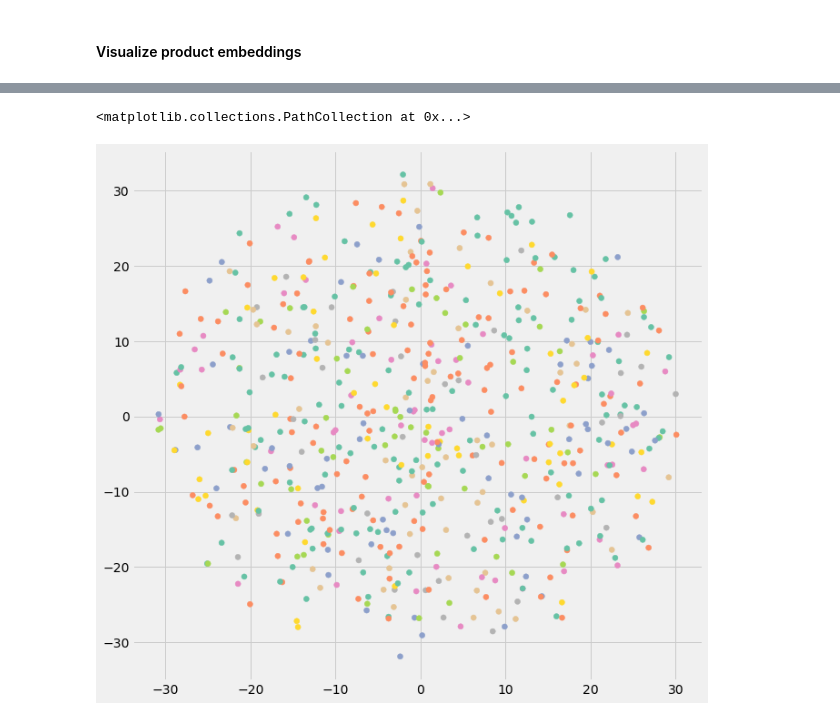
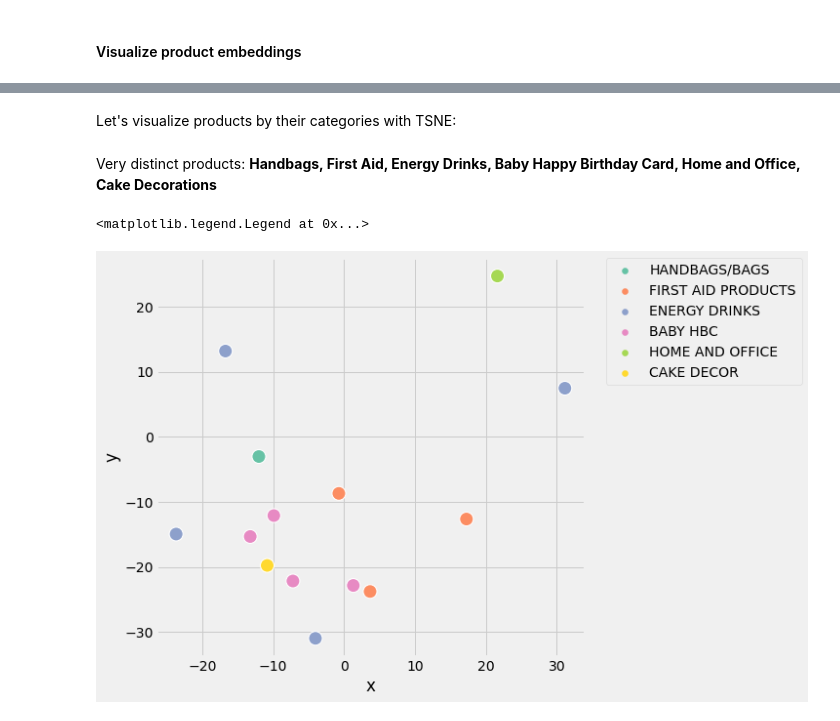
Before and after one commit to bridgecrew-perf6/ml-deployment-coe, a Jupyter notebook: projects/embedding_example/algorithm/Recommendation System.ipynb, the cells around one changed output, grey strips where cells are left out. Saved outputs shown, nothing was run; the diff lists cells and outputs as text; code cells hidden in the pictures.

```diff
--- a/projects/embedding_example/algorithm/Recommendation System.ipynb
+++ b/projects/embedding_example/algorithm/Recommendation System.ipynb
@@ -480,20 +474,19 @@ Found more than 1 matching product. Other candidates: MXHS ORIGINAL COFFEE
 # %%
 from sklearn.manifold import TSNE
 
-def tsne_product_embedding(model):
+def tsne_product_embedding(model, product):
     tsne = TSNE(
         n_components = 2,
-        perplexity = 40,
+        perplexity = 50,
         metric = "cosine",
         early_exaggeration = 10,
         init = "pca",
         verbose = True,
-        n_iter = 400
+        n_iter = 500
     )
     V_proj = tsne.fit_transform(model.embeddings["upc_no"])
     product.loc[:, "x"] = V_proj[:, 0]
     product.loc[:, "y"] = V_proj[:, 1]
-    return visualize_product_embedding(product, "x", "y")
+    return product
 
-def visualize_product_embedding(ax, data, x, y, category, color_map):
-    return ax.scatter(data[x], data[y], c = data[category].map(color_map))
+product = tsne_product_embedding(model, product)
@@ -500,13 +503,17 @@ def visualize_product_embedding(ax, data, x, y, category, color_map):
-# %%
-import seaborn as sns
-top_n = 10
-top_categories = product.groupby("category_desc_level_2").count().sort_values("upc_no", ascending = False)[:top_n].index
-top_cat_product = product[product.category_desc_level_2.apply(lambda x: x in top_categories)]
-color_map = dict(zip(top_categories, sns.color_palette("Set2", top_n)))
-
-fig, ax = plt.subplots(figsize = (10,10))
-scatter = visualize_product_embedding(ax, top_cat_product, "x", "y", "category_desc_level_2", color_map)
-scatter
-# %% [output]
-<matplotlib.collections.PathCollection at 0x...>
-[figure, removed]
+# %% [markdown]
+Let's visualize products by their categories with TSNE:
+# %% [markdown]
+Very distinct products:
+**Handbags, First Aid, Energy Drinks, Baby Happy Birthday Card, Home and Office, Cake Decorations**
+# %%
+import seaborn as sns
+
+cat1 = ['HOME AND OFFICE', 'HANDBAGS/BAGS', 'FIRST AID PRODUCTS', 'CAKE DECOR','BABY HBC', 'ENERGY DRINKS']
+d1 = product[product["category_desc_level_2"].apply(lambda x: x in cat1)].rename({"category_desc_level_2": "category"}, axis = 1)
+
+plt.figure(figsize = (7, 7))
+sns.scatterplot(data = d1, x = "x", y = "y", hue = "category", palette = "Set2", s = 200)
+plt.legend(bbox_to_anchor=(1.05, 1), loc=2, borderaxespad=0.)
+# %% [output]
+<matplotlib.legend.Legend at 0x...>
+[figure, added]
```
Also changed, not shown: parts of 11 cells of this notebook.
